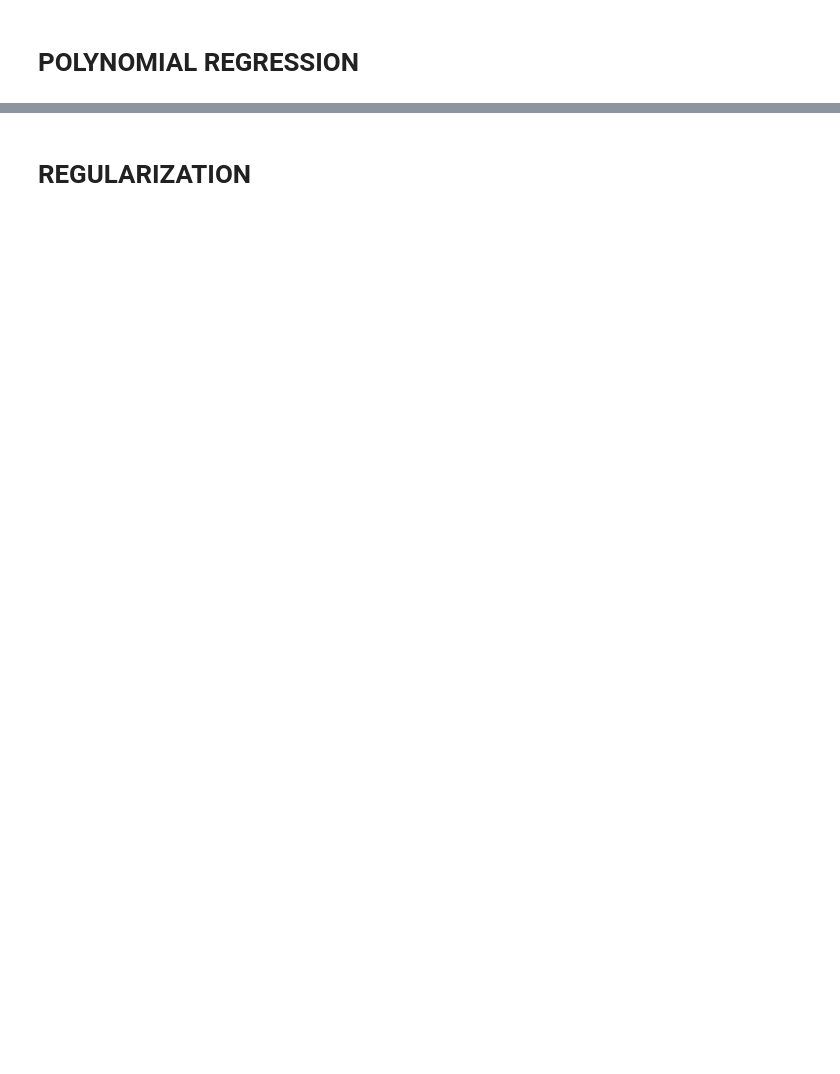
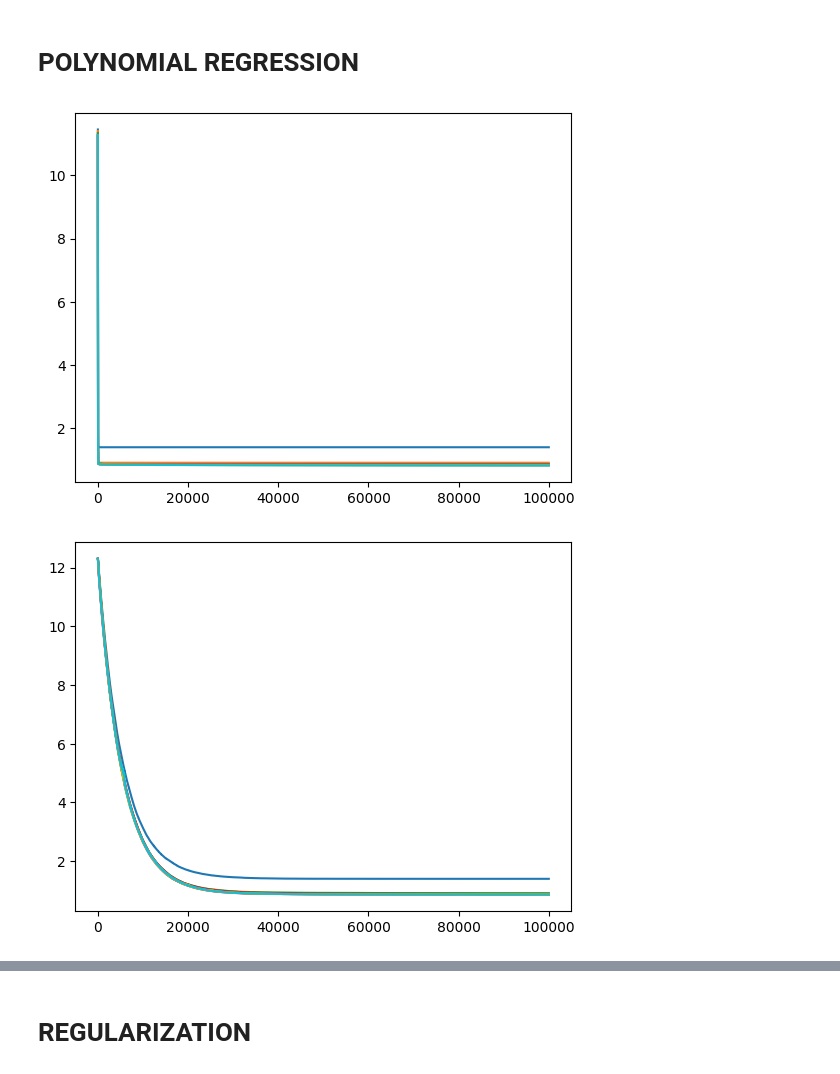
Before and after one commit to mokshith002/FODS-Assignment-1, a Jupyter notebook: 1Bnew.ipynb, the cells around one changed output, grey strips where cells are left out. Saved outputs shown, nothing was run; the diff lists cells and outputs as text; code cells hidden in the pictures; blank space fills up the shorter version.

Commit message:
Increased iterations

```diff
--- a/1Bnew.ipynb
+++ b/1Bnew.ipynb
@@ -90,7 +105,7 @@ def stochastic_descent(Y, X, W, alpha, iterations):
 
     return W, cost
 # %%
-def training_polynomial_regression(Y, X, descent_type, alphas):
+def training_polynomial_regression(Y, X, descent_type):
 
     error_history = np.zeros([10, 1])
     W_history = []
@@ -107,11 +122,11 @@ def training_polynomial_regression(Y, X, descent_type, alphas):
         _X = X[:count, :]
         W = np.zeros([count, 1])
 
-        iterations = 10000
+        iterations = 100000
         # alpha_array = []
         # final_cost_array = []
 
-        # alpha = 0.1
+        alpha = 0.04
 
         # while(alpha >= 0.001):
 
@@ -124,7 +139,7 @@ def training_polynomial_regression(Y, X, descent_type, alphas):
 
         # plt.plot(alpha_array, )
 
-        W_desc, cost_desc = descent_type(Y, _X, W, alphas[i], iterations)
+        W_desc, cost_desc = descent_type(Y, _X, W, alpha, iterations)
 
         grad_descent_graph = np.array([i for i in range (len(cost_desc))])
 
@@ -167,3 +178,10 @@ training_error_stochastic, W_stochastic = training_polynomial_regression(Y_train
+# %%
+X = generate_feature_matrix(X_train, 9)
+training_error_gradient, W_gradient = training_polynomial_regression(Y_train, X, gradient_descent)
+training_error_stochastic, W_stochastic = training_polynomial_regression(Y_train, X, stochastic_descent)
+# %% [output]
+[figure, added]
+[figure, added]
 # %%
 X = generate_feature_matrix(X_test, 9)
 W = [i.reshape([len(i), 1]) for i in W_gradient]
```
Also changed, not shown: parts of 7 cells of this notebook.
